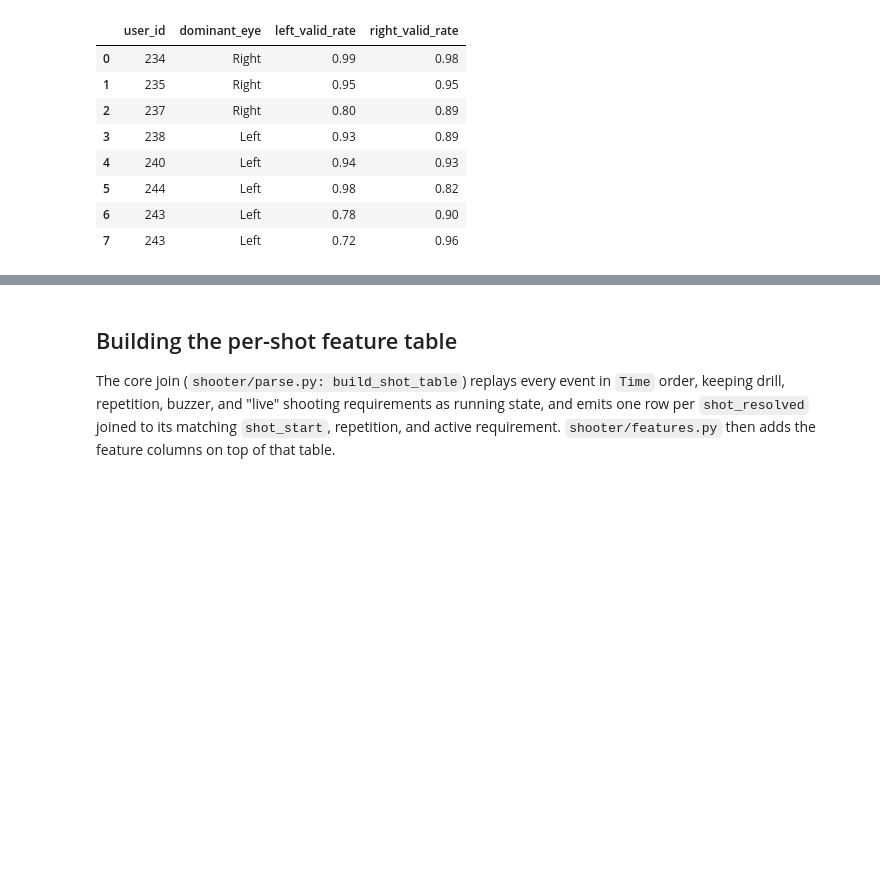
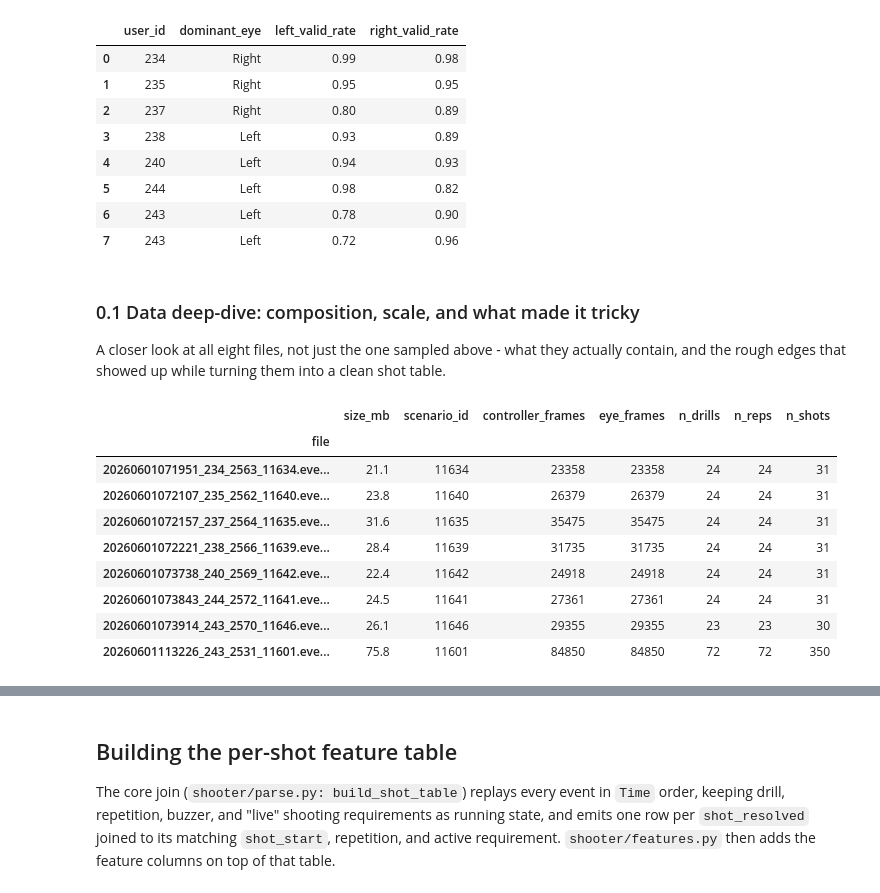
Before and after one commit to GalKepler/eyeviation, a Jupyter notebook: analysis.ipynb, the cells around one changed output, grey strips where cells are left out. Drawn from its saved outputs; the diff is of its cells as text; code cells hidden in the pictures; blank space fills up the shorter version.

```diff
--- a/analysis.ipynb
+++ b/analysis.ipynb
@@ -130,3 +132,34 @@ pd.DataFrame(rows).round(2)
 | 5 | 244 | Left | 0.98 | 0.82 |
 | 6 | 243 | Left | 0.78 | 0.90 |
 | 7 | 243 | Left | 0.72 | 0.96 |
+# %% [markdown]
+### 0.1 Data deep-dive: composition, scale, and what made it tricky
+
+A closer look at all eight files, not just the one sampled above - what they
+actually contain, and the rough edges that showed up while turning them into
+a clean shot table.
+# %%
+rows = []
+for path in sorted(DATA_DIR.glob("*.event.json")):
+    f, s = parse_file(path)
+    rows.append({
+        "file": path.name, "size_mb": round(path.stat().st_size / 1e6, 1),
+        "scenario_id": s["scenario_id"].iloc[0] if len(s) else None,
+        "controller_frames": len(f.get("controller", [])),
+        "eye_frames": len(f.get("eye_data", [])),
+        "n_drills": s["drill_id"].nunique() if len(s) else 0,
+        "n_reps": s["rep_idx"].nunique() if len(s) else 0,
+        "n_shots": len(s),
+    })
+pd.DataFrame(rows).set_index("file")
+# %% [output]
+|  | size_mb | scenario_id | controller_frames | eye_frames | n_drills | n_reps | n_shots |
+| file |  |  |  |  |  |  |  |
+| 20260601071951_234_2563_11634.eve... | 21.1 | 11634 | 23358 | 23358 | 24 | 24 | 31 |
+| 20260601072107_235_2562_11640.eve... | 23.8 | 11640 | 26379 | 26379 | 24 | 24 | 31 |
+| 20260601072157_237_2564_11635.eve... | 31.6 | 11635 | 35475 | 35475 | 24 | 24 | 31 |
+| 20260601072221_238_2566_11639.eve... | 28.4 | 11639 | 31735 | 31735 | 24 | 24 | 31 |
+| 20260601073738_240_2569_11642.eve... | 22.4 | 11642 | 24918 | 24918 | 24 | 24 | 31 |
+| 20260601073843_244_2572_11641.eve... | 24.5 | 11641 | 27361 | 27361 | 24 | 24 | 31 |
+| 20260601073914_243_2570_11646.eve... | 26.1 | 11646 | 29355 | 29355 | 23 | 23 | 30 |
+| 20260601113226_243_2531_11601.eve... | 75.8 | 11601 | 84850 | 84850 | 72 | 72 | 350 |
```
Also changed, not shown: parts of 18 cells of this notebook, 6 other files.
